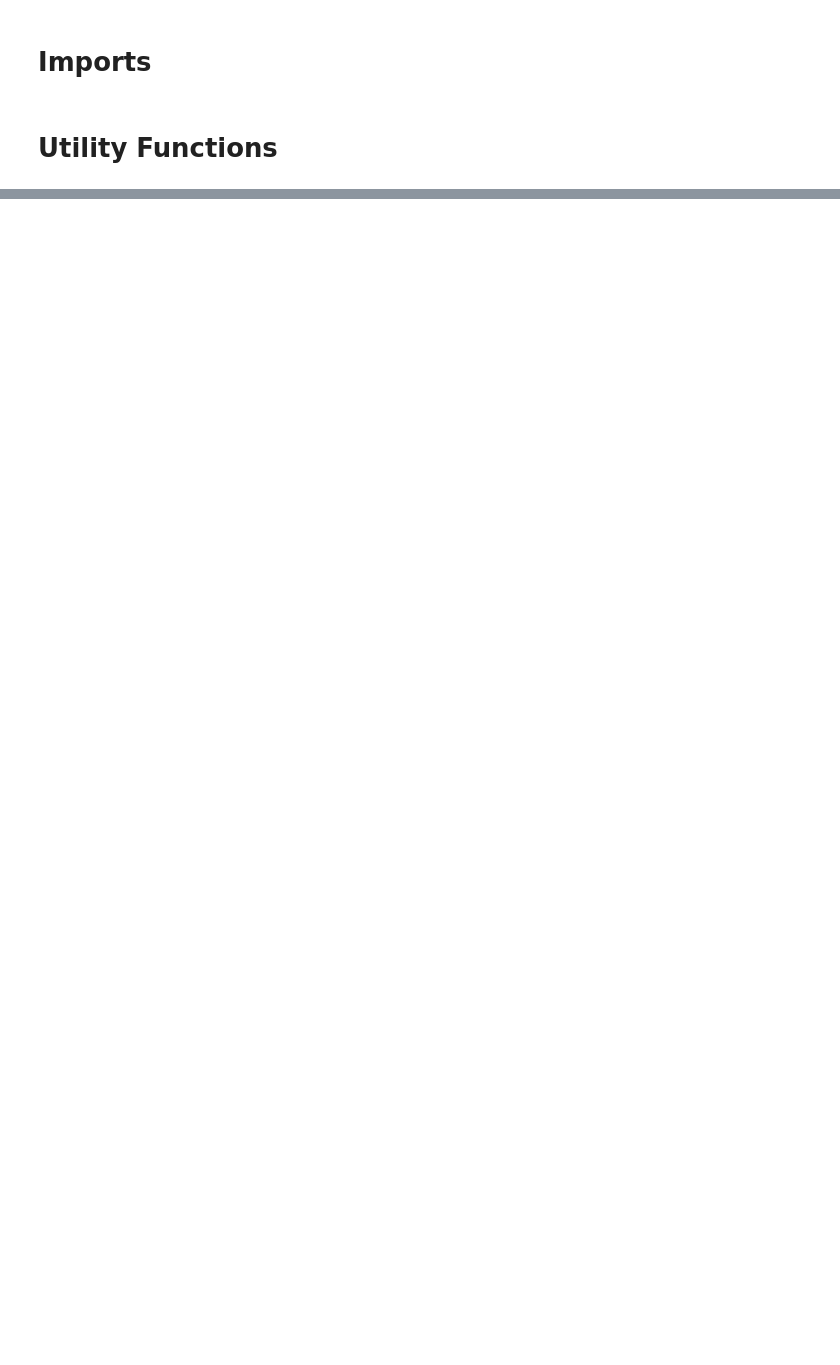
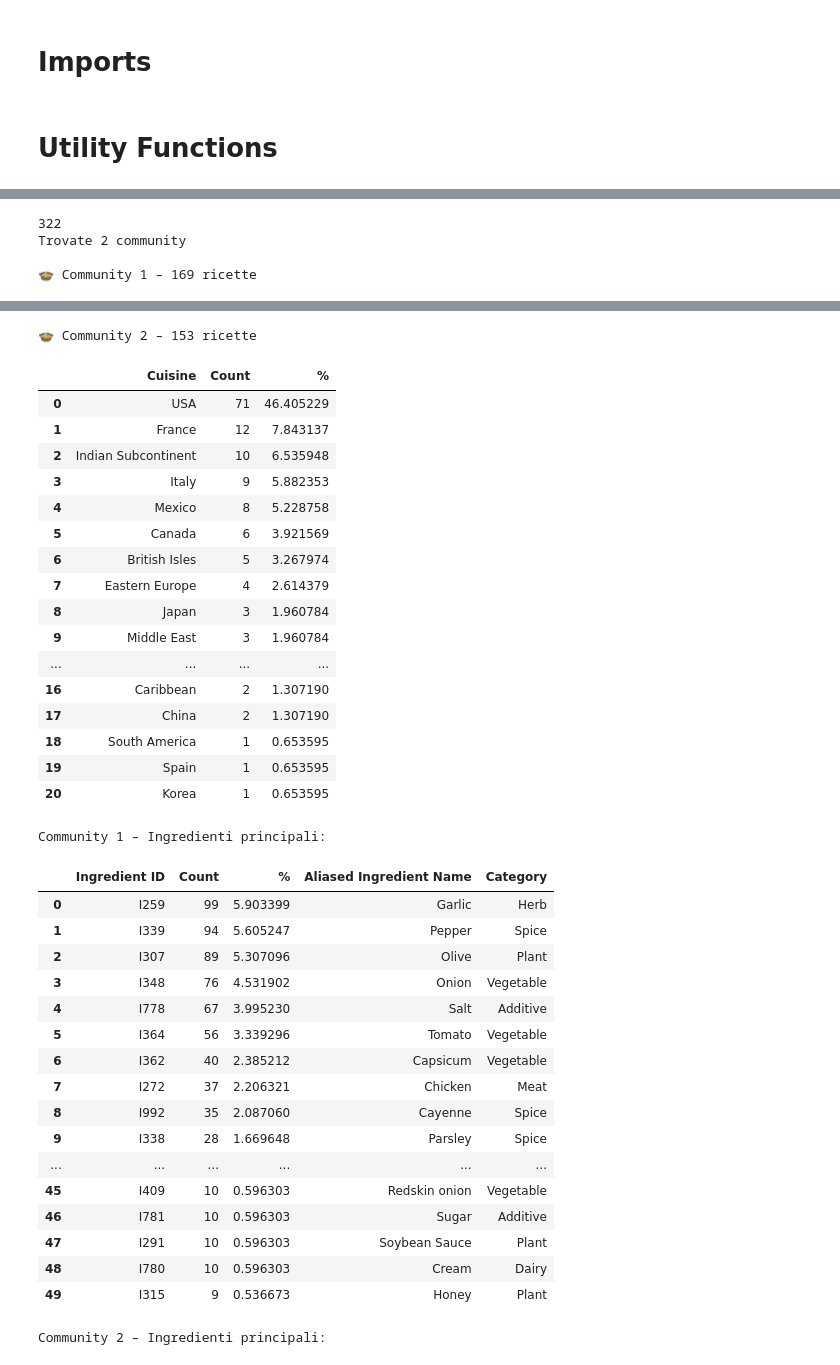
Before and after one commit to pasqualeraimo/ComplexNets-Final-Project, a Jupyter notebook: driver_2.ipynb, the cells around one changed output, grey strips where cells are left out. Drawn from its saved outputs; the diff is of its cells as text; code cells hidden in the pictures; blank space fills up the shorter version.

```diff
--- a/driver_2.ipynb
+++ b/driver_2.ipynb
@@ -287,0 +496,29 @@ def add_edges_from_dataframe(G, df, col1, col2, prefix1, prefix2):
+# %%
+G_bipartite = build_recipe_ingredient_graph()
+G = build_recipe_cooccurrence_graph(G_bipartite)
+communities = apply_greedy_community_detection(G)
+print(f"Trovate {len(communities)} community")
+
+cuisine_distributions = get_community_cuisine_distribution(G_bipartite, communities)
+
+# Mostra tutte le community
+for i, df in enumerate(cuisine_distributions):
+    print(f"\n🍲 Community {i+1} – {df['Count'].sum()} ricette")
+    display(df)
+
+ingredients_df = pd.read_csv("./culinaryDB/02_Ingredients.csv")
+
+# Step 4: ottieni le distribuzioni per ogni community
+ingredient_distributions = get_community_ingredient_distribution(G_bipartite, communities, ingredients_df)
+
+# Step 5: visualizza la prima
+print("Community 1 – Ingredienti principali:")
+display(ingredient_distributions[0].head(50))
+
+print("Community 2 – Ingredienti principali:")
+display(ingredient_distributions[1].head(50))
+# %% [output]
+322
+Trovate 2 community
+
+🍲 Community 1 – 169 ricette
@@ -287,0 +542,37 @@ def add_edges_from_dataframe(G, df, col1, col2, prefix1, prefix2):
+🍲 Community 2 – 153 ricette
+|  | Cuisine | Count | % |
+| 0 | USA | 71 | 46.405229 |
+| 1 | France | 12 | 7.843137 |
+| 2 | Indian Subcontinent | 10 | 6.535948 |
+| 3 | Italy | 9 | 5.882353 |
+| 4 | Mexico | 8 | 5.228758 |
+| 5 | Canada | 6 | 3.921569 |
+| 6 | British Isles | 5 | 3.267974 |
+| 7 | Eastern Europe | 4 | 2.614379 |
+| 8 | Japan | 3 | 1.960784 |
+| 9 | Middle East | 3 | 1.960784 |
+| ... | ... | ... | ... |
+| 16 | Caribbean | 2 | 1.307190 |
+| 17 | China | 2 | 1.307190 |
+| 18 | South America | 1 | 0.653595 |
+| 19 | Spain | 1 | 0.653595 |
+| 20 | Korea | 1 | 0.653595 |
+Community 1 – Ingredienti principali:
+|  | Ingredient ID | Count | % | Aliased Ingredient Name | Category |
+| 0 | I259 | 99 | 5.903399 | Garlic | Herb |
+| 1 | I339 | 94 | 5.605247 | Pepper | Spice |
+| 2 | I307 | 89 | 5.307096 | Olive | Plant |
+| 3 | I348 | 76 | 4.531902 | Onion | Vegetable |
+| 4 | I778 | 67 | 3.995230 | Salt | Additive |
+| 5 | I364 | 56 | 3.339296 | Tomato | Vegetable |
+| 6 | I362 | 40 | 2.385212 | Capsicum | Vegetable |
+| 7 | I272 | 37 | 2.206321 | Chicken | Meat |
+| 8 | I992 | 35 | 2.087060 | Cayenne | Spice |
+| 9 | I338 | 28 | 1.669648 | Parsley | Spice |
+| ... | ... | ... | ... | ... | ... |
+| 45 | I409 | 10 | 0.596303 | Redskin onion | Vegetable |
+| 46 | I781 | 10 | 0.596303 | Sugar | Additive |
+| 47 | I291 | 10 | 0.596303 | Soybean Sauce | Plant |
+| 48 | I780 | 10 | 0.596303 | Cream | Dairy |
+| 49 | I315 | 9 | 0.536673 | Honey | Plant |
+Community 2 – Ingredienti principali:
```
Also changed, not shown: parts of 7 cells of this notebook.
